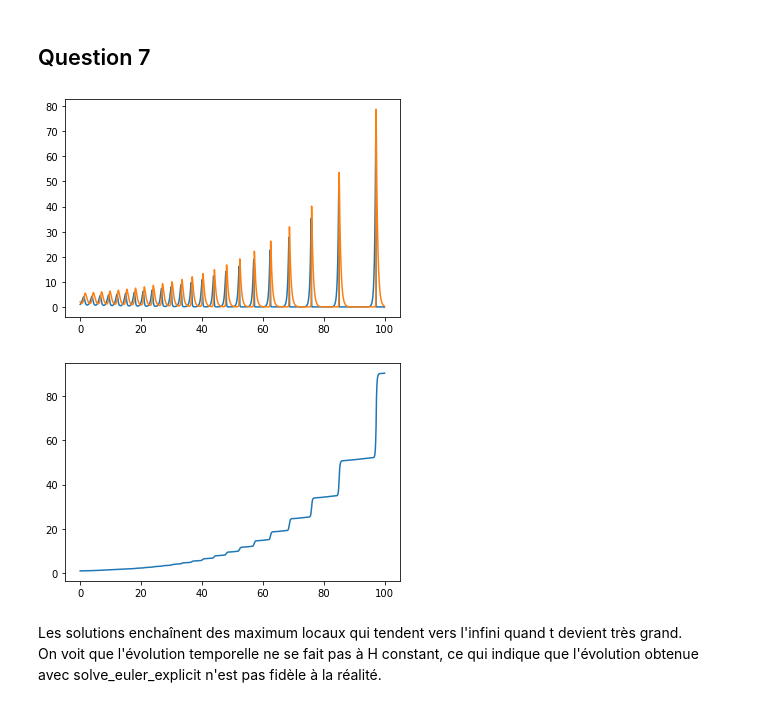
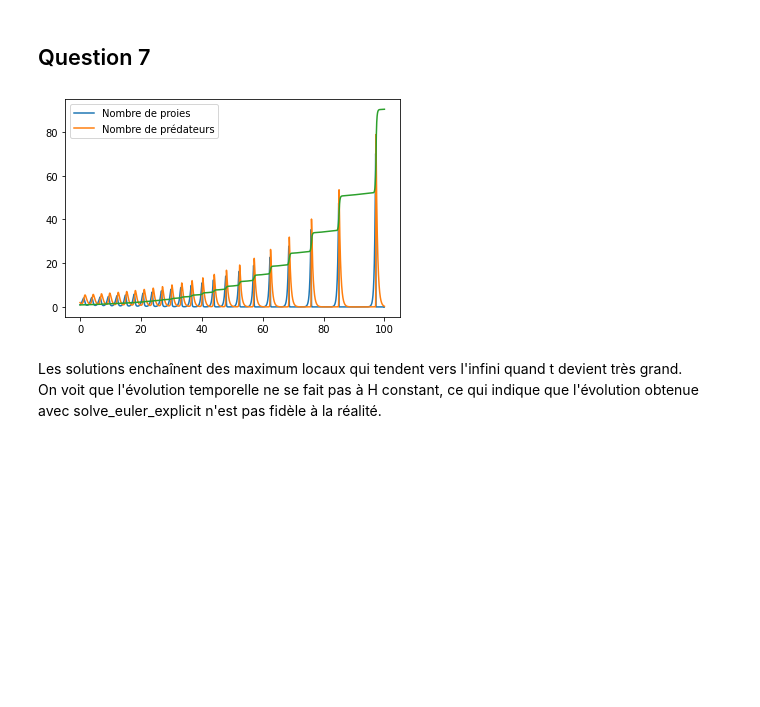
Before and after one commit to MaximeSTUDTER/equadiff, a Jupyter notebook: projet-equadiff.ipynb, the cells around one changed output. Drawn from its saved outputs; the diff is of its cells as text; code cells hidden in the pictures; blank space fills up the shorter version.

```diff
--- a/projet-equadiff.ipynb
+++ b/projet-equadiff.ipynb
@@ -166,23 +166,22 @@ def lotka_volterra(t, x):
 # %%
 T_elv, X_elv = solve_euler_explicit(lotka_volterra, [1, 2], 1/100, 0, 100)
 
 x1 = [x[0] for x in X_elv]
 x2 = [x[1] for x in X_elv]
 
 plt.plot(T_elv, x1, label = 'Nombre de proies')
 plt.plot(T_elv, x2, label = 'Nombre de prédateurs')
-plt.show()
+plt.legend()
 
 def H(x1, x2):
     return d * x1 - c * log(x1) + b * x2 - a * log(x2)
 
 H_elv = [H(x[0], x[1]) for x in X_elv]
 
 plt.plot(T_elv, H_elv)
 plt.show()
 # %% [output]
-[figure, old version]
+[figure, new version]
-[figure, removed]
 # %% [markdown]
 Les solutions enchaînent des maximum locaux qui tendent vers l'infini quand t devient très grand.
 On voit que l'évolution temporelle ne se fait pas à H constant, ce qui indique que l'évolution obtenue avec solve_euler_explicit n'est pas fidèle à la réalité.
```
Also changed, not shown: parts of 1 cell of this notebook.
